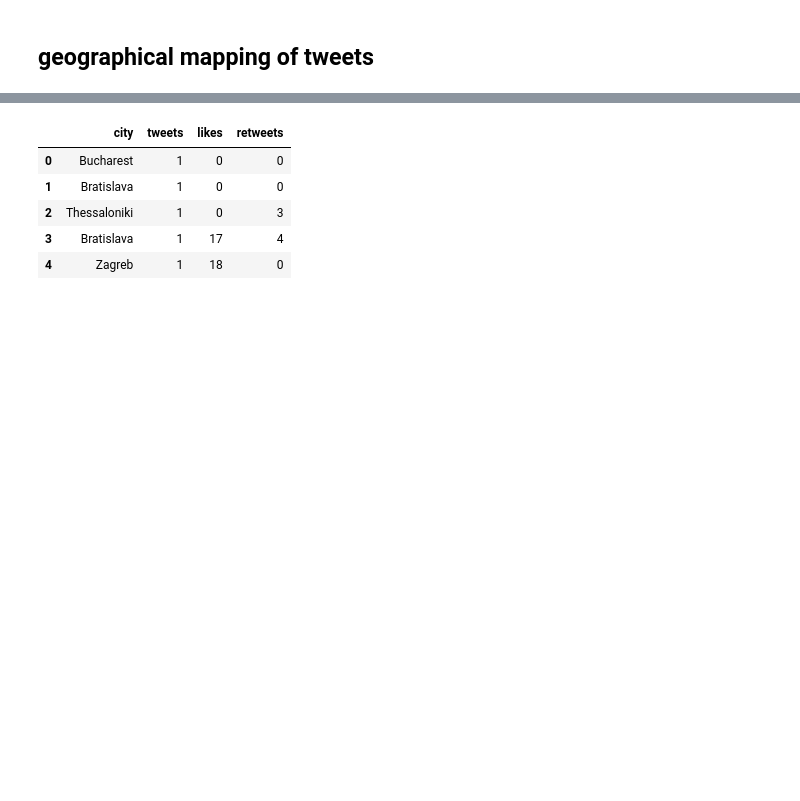
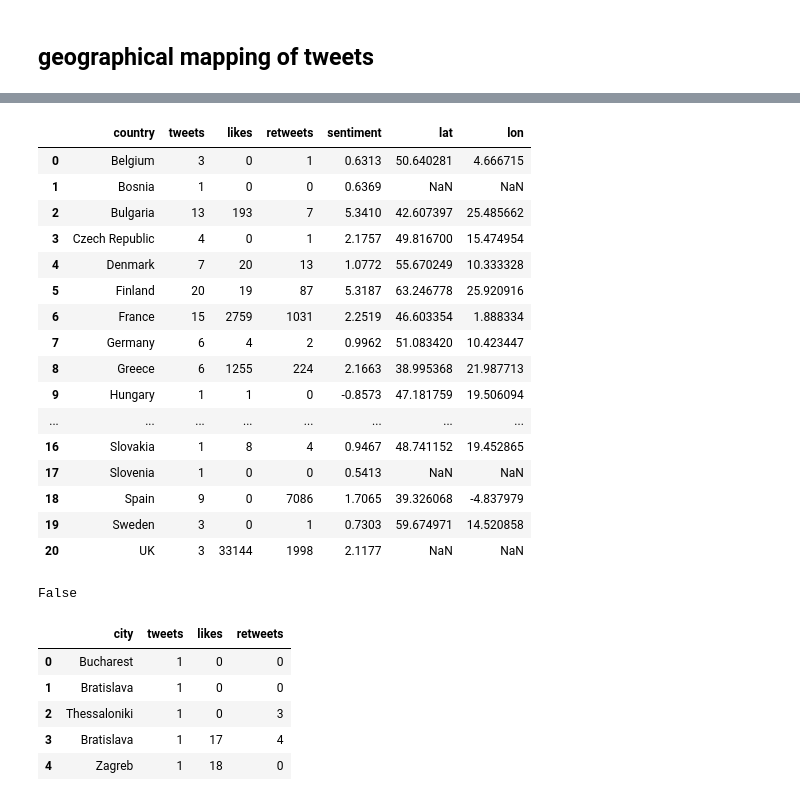
Before and after one commit to EstefaniaVB/LexAI, a Jupyter notebook: notebooks/twitterAPI_Tim.ipynb, the cells around one changed output, grey strips where cells are left out. Saved outputs shown, nothing was run; the diff lists cells and outputs as text; code cells hidden in the pictures; blank space fills up the shorter version.

```diff
--- a/notebooks/twitterAPI_Tim.ipynb
+++ b/notebooks/twitterAPI_Tim.ipynb
@@ -999,3 +743,29 @@ add_radius()
+# %%
+counts_merged = df_country_counts.merge(countries_df, how='left', on='country')
+# %%
+counts_merged
+# %% [output]
+|  | country | tweets | likes | retweets | sentiment | lat | lon |
+| 0 | Belgium | 3 | 0 | 1 | 0.6313 | 50.640281 | 4.666715 |
+| 1 | Bosnia | 1 | 0 | 0 | 0.6369 | NaN | NaN |
+| 2 | Bulgaria | 13 | 193 | 7 | 5.3410 | 42.607397 | 25.485662 |
+| 3 | Czech Republic | 4 | 0 | 1 | 2.1757 | 49.816700 | 15.474954 |
+| 4 | Denmark | 7 | 20 | 13 | 1.0772 | 55.670249 | 10.333328 |
+| 5 | Finland | 20 | 19 | 87 | 5.3187 | 63.246778 | 25.920916 |
+| 6 | France | 15 | 2759 | 1031 | 2.2519 | 46.603354 | 1.888334 |
+| 7 | Germany | 6 | 4 | 2 | 0.9962 | 51.083420 | 10.423447 |
+| 8 | Greece | 6 | 1255 | 224 | 2.1663 | 38.995368 | 21.987713 |
+| 9 | Hungary | 1 | 1 | 0 | -0.8573 | 47.181759 | 19.506094 |
+| ... | ... | ... | ... | ... | ... | ... | ... |
+| 16 | Slovakia | 1 | 8 | 4 | 0.9467 | 48.741152 | 19.452865 |
+| 17 | Slovenia | 1 | 0 | 0 | 0.5413 | NaN | NaN |
+| 18 | Spain | 9 | 0 | 7086 | 1.7065 | 39.326068 | -4.837979 |
+| 19 | Sweden | 3 | 0 | 1 | 0.7303 | 59.674971 | 14.520858 |
+| 20 | UK | 3 | 33144 | 1998 | 2.1177 | NaN | NaN |
+# %%
+print('Serbia' in list_countries)
+# %% [output]
+False
 # %%
 df_country_counts.to_csv('country_counts.csv')
 # %%
```
Also changed, not shown: parts of 35 cells of this notebook, 5 other files.
